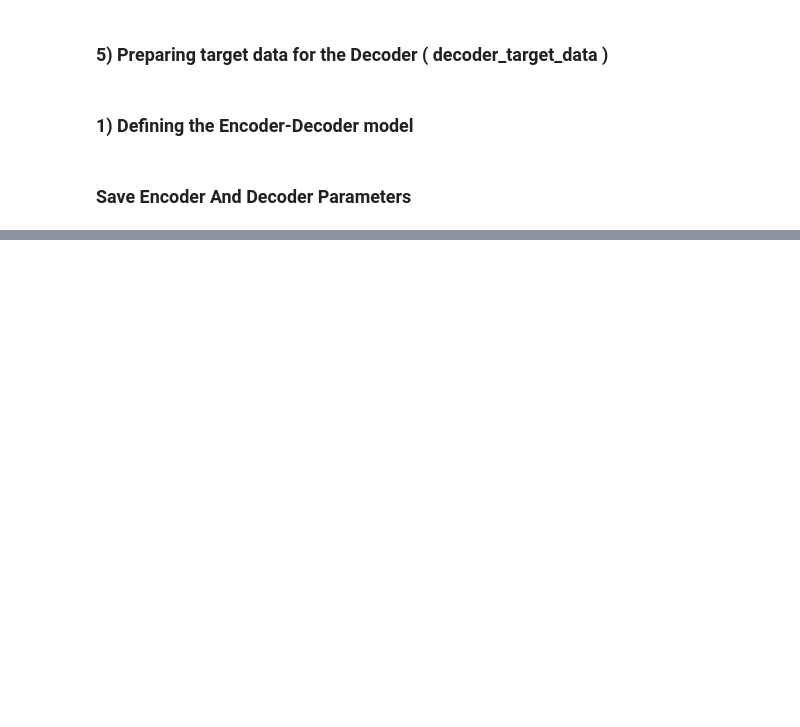
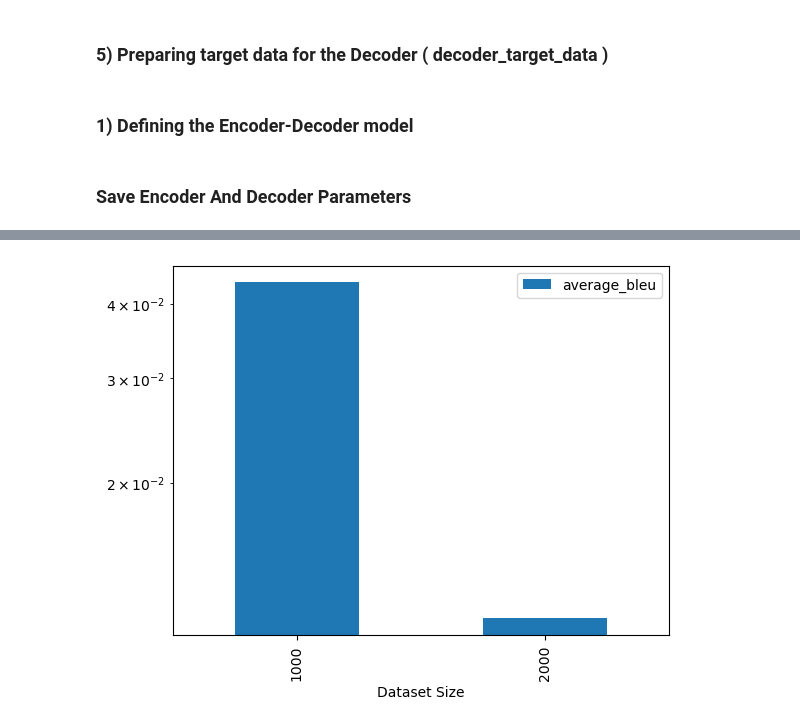
Before and after one commit to ASIF-Mahmud1/machine-translation, a Jupyter notebook: tutorial/assignment.ipynb, the cells around one changed output, grey strips where cells are left out. Drawn from its saved outputs; the diff is of its cells as text; code cells hidden in the pictures; blank space fills up the shorter version.

```diff
--- a/tutorial/assignment.ipynb
+++ b/tutorial/assignment.ipynb
@@ -223,0 +483,8 @@ encoder_states = [state_h_enc, state_c_enc]
+# %%
+table.plot.bar(x="Dataset Size",y="average_bleu")
+plot.yscale("log")
+plot.gca().yaxis.set_major_formatter(ScalarFormatter())
+
+plot.show(block=True);
+# %% [output]
+[figure, added]
```
Also changed, not shown: parts of 21 cells of this notebook.
